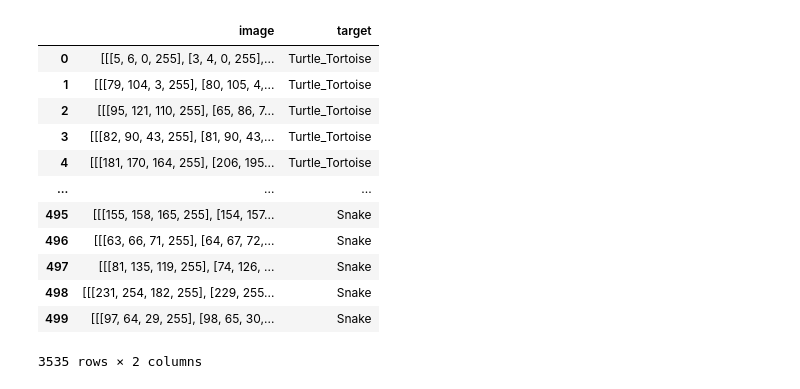
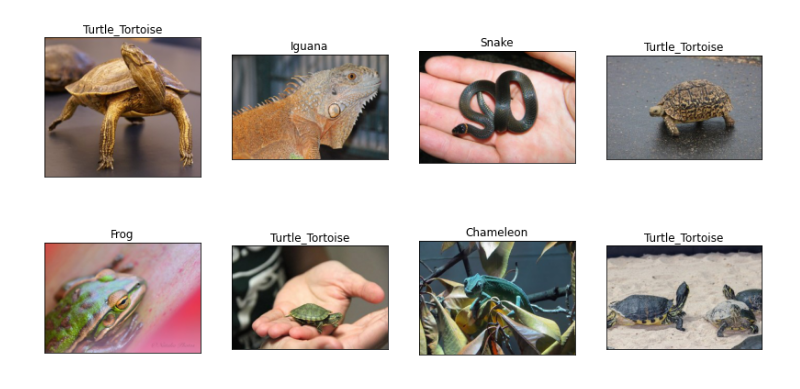
Before and after one commit to erikanfox/bme-reptile-identification, a Jupyter notebook: code/create_dataframe.ipynb, the cells around one changed output. Saved outputs shown, nothing was run; the diff lists cells and outputs as text; code cells hidden in the pictures.

```diff
--- a/code/create_dataframe.ipynb
+++ b/code/create_dataframe.ipynb
@@ -45,18 +45,19 @@ def read_data(remove_types):
     reptiles=reptiles[reptiles["target"].isin(remove_types)==False]
     return reptiles.reset_index()
 # %%
-read_data(["Lizard","Toad"])
+reptiles=read_data(["Lizard","Toad"])
-# %% [output]
-|  | image | target |
-| 0 | [[[5, 6, 0, 255], [3, 4, 0, 255],... | Turtle_Tortoise |
-| 1 | [[[79, 104, 3, 255], [80, 105, 4,... | Turtle_Tortoise |
-| 2 | [[[95, 121, 110, 255], [65, 86, 7... | Turtle_Tortoise |
-| 3 | [[[82, 90, 43, 255], [81, 90, 43,... | Turtle_Tortoise |
-| 4 | [[[181, 170, 164, 255], [206, 195... | Turtle_Tortoise |
-| ... | ... | ... |
-| 495 | [[[155, 158, 165, 255], [154, 157... | Snake |
-| 496 | [[[63, 66, 71, 255], [64, 67, 72,... | Snake |
-| 497 | [[[81, 135, 119, 255], [74, 126, ... | Snake |
-| 498 | [[[231, 254, 182, 255], [229, 255... | Snake |
-| 499 | [[[97, 64, 29, 255], [98, 65, 30,... | Snake |
-3535 rows × 2 columns
+# %%
+# show a few images
+
+indices = np.random.randint(0,len(reptiles),8)
+i = 1
+plt.figure(figsize=(14,7))
+for each in indices:
+    plt.subplot(2,4,i)
+    plt.imshow(reptiles["image"][each])
+    plt.title(reptiles['target'].loc[each])
+    plt.xticks([])
+    plt.yticks([])
+    i += 1
+# %% [output]
+[figure, added]
```
